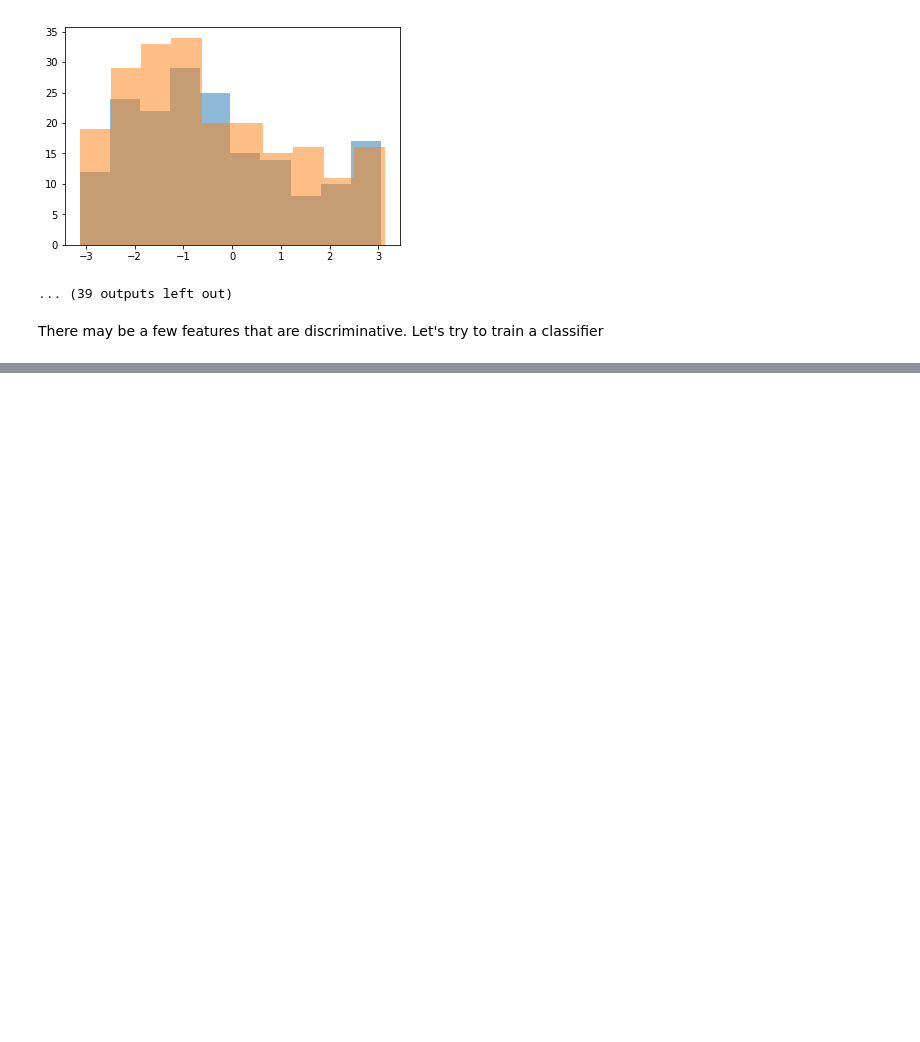
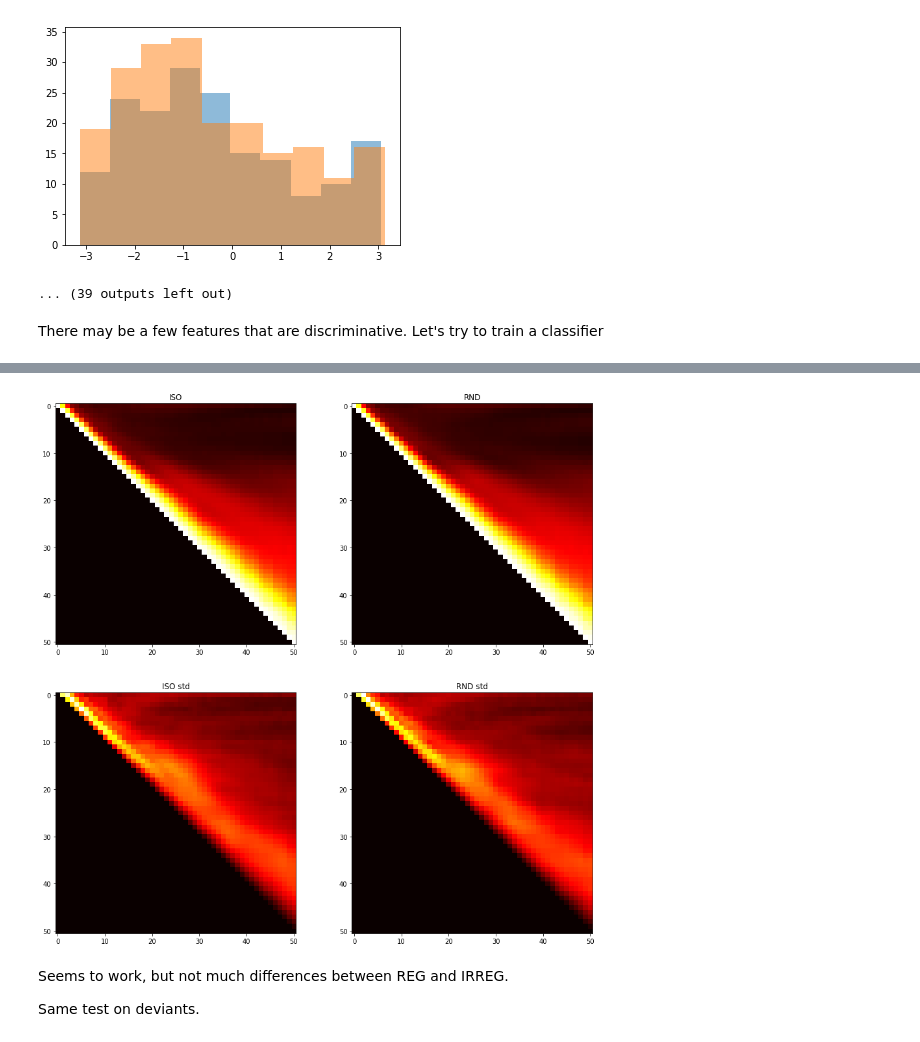
Before and after one commit to nicofarr/pd_osc_decoding, a Jupyter notebook: Tests.ipynb, the cells around one changed output, grey strips where cells are left out. Drawn from its saved outputs; the diff is of its cells as text; code cells hidden in the pictures; blank space fills up the shorter version.

```diff
--- a/Tests.ipynb
+++ b/Tests.ipynb
@@ -156,0 +237,44 @@ accuracy_score(y_true=y_test,y_pred=y_pred)
+# %%
+p50_cz_iso_std = subjdata.all.iso.standard.ang[:,1,:,:]
+p50_cz_rnd_std = subjdata.all.rnd.standard.ang[:,1,:,:]
+
+all_iso = []
+all_rnd = []
+for p_iso,p_rnd in zip(p50_cz_iso_std,p50_cz_rnd_std):
+
+    all_iso.append(plv_matrix(p_iso))
+    all_rnd.append(plv_matrix(p_rnd))
+
+
+all_iso = np.stack(all_iso)
+all_rnd = np.stack(all_rnd)
+# %%
+plt.figure(figsize=(15,15))
+
+plt.subplot(2,2,1)
+
+plt.imshow(all_iso.mean(axis=0),interpolation='nearest',vmin=0,vmax=1,cmap=plt.cm.hot)
+plt.title('ISO')
+
+plt.subplot(2,2,2)
+
+plt.imshow(all_rnd.mean(axis=0),interpolation='nearest',vmin=0,vmax=1,cmap=plt.cm.hot)
+plt.title('RND')
+
+plt.subplot(2,2,3)
+
+plt.imshow(all_iso.std(axis=0),interpolation='nearest',vmin=0,cmap=plt.cm.hot)
+plt.title('ISO std')
+
+plt.subplot(2,2,4)
+
+plt.imshow(all_rnd.std(axis=0),interpolation='nearest',vmin=0,cmap=plt.cm.hot)
+plt.title('RND std')
+
+plt.show()
+# %% [output]
+[figure, added]
+# %% [markdown]
+Seems to work, but not much differences between REG and IRREG.
+
+Same test on deviants.
```
Also changed, not shown: parts of 40 cells of this notebook.
